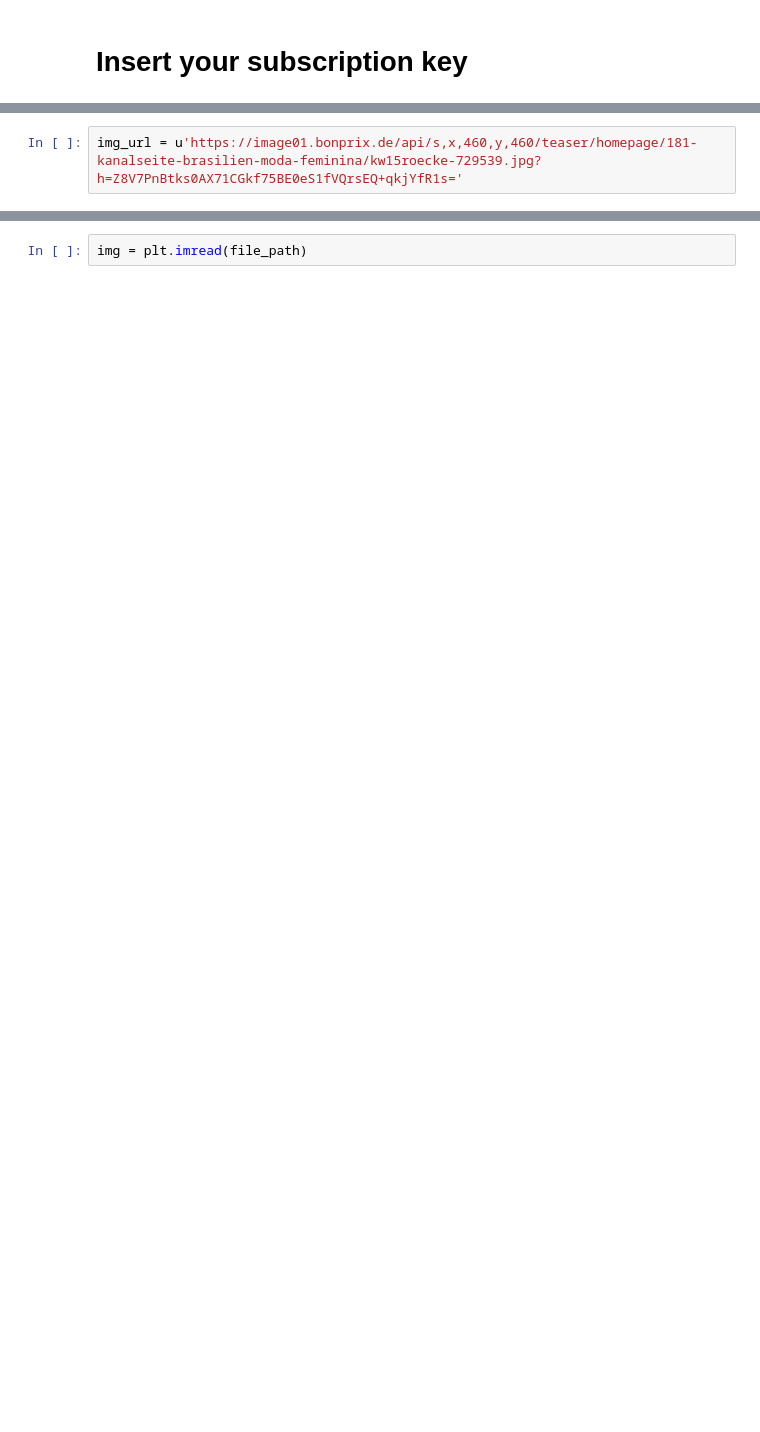
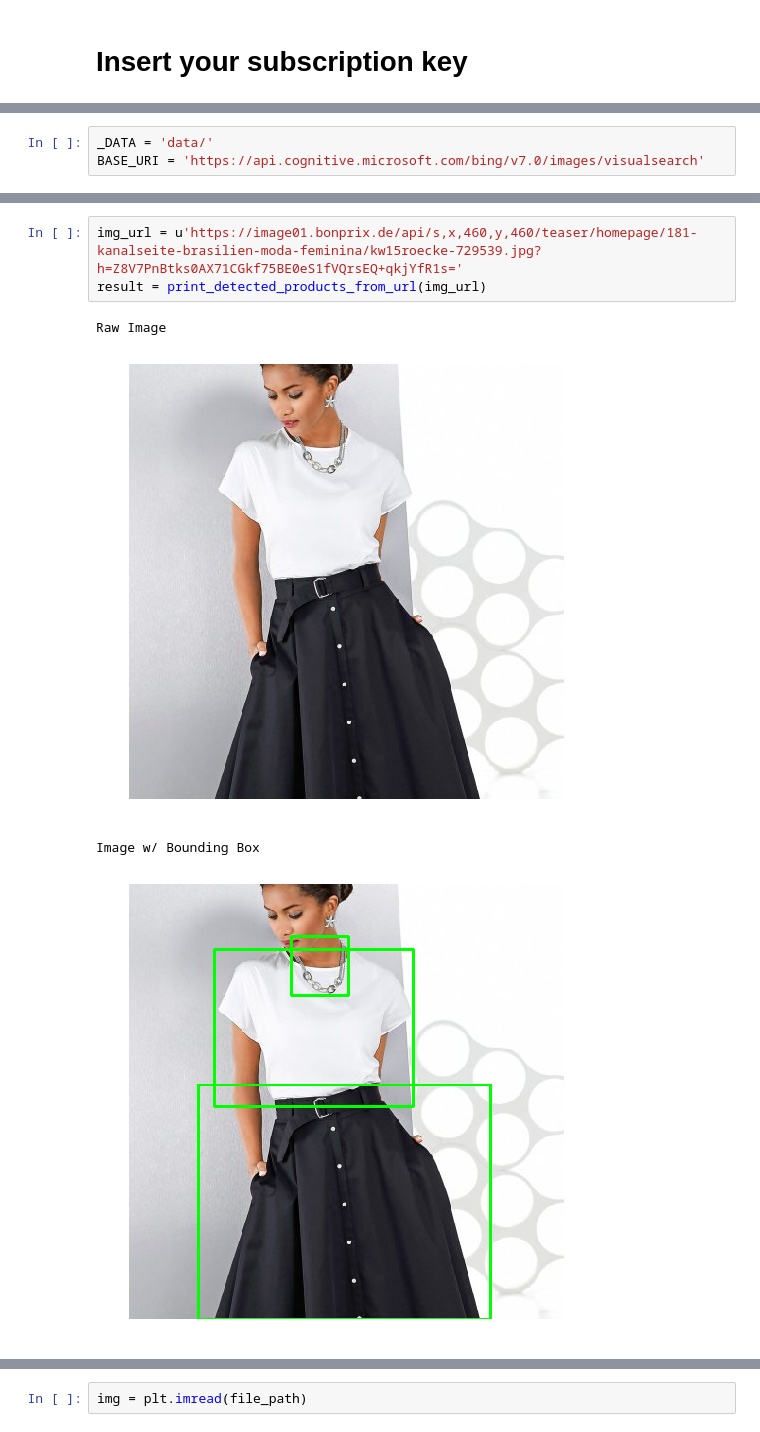
Before and after one commit to nansravn/VisualSearch, a Jupyter notebook: 01_revilasn_visual-search-tests.ipynb, the cells around one changed output, grey strips where cells are left out. Saved outputs shown, nothing was run; the diff lists cells and outputs as text; blank space fills up the shorter version.

```diff
--- a/01_revilasn_visual-search-tests.ipynb
+++ b/01_revilasn_visual-search-tests.ipynb
@@ -4,0 +7,3 @@ SUBSCRIPTION_KEY = 'PUT YOUR KEY HERE'
+# %%
+_DATA = 'data/'
+BASE_URI = 'https://api.cognitive.microsoft.com/bing/v7.0/images/visualsearch'
@@ -9,2 +128,8 @@ _DATA = '../data/'
 # %%
 img_url = u'https://image01.bonprix.de/api/s,x,460,y,460/teaser/homepage/181-kanalseite-brasilien-moda-feminina/kw15roecke-729539.jpg?h=Z8V7PnBtks0AX71CGkf75BE0eS1fVQrsEQ+qkjYfR1s='
+result = print_detected_products_from_url(img_url)
+# %% [output]
+Raw Image
+[figure, added]
+Image w/ Bounding Box
+[figure, added]
```
Also changed, not shown: parts of 37 cells of this notebook.
